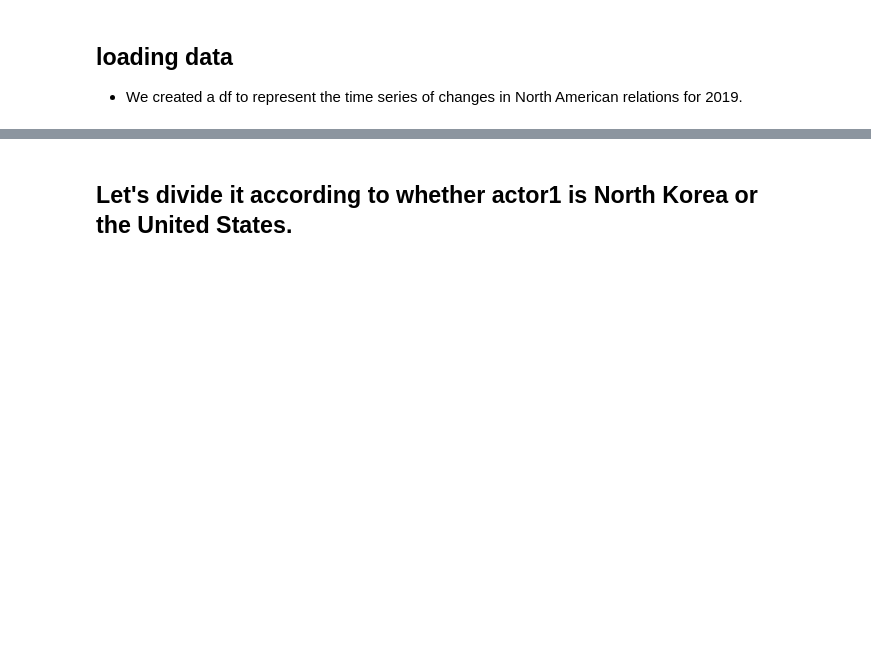
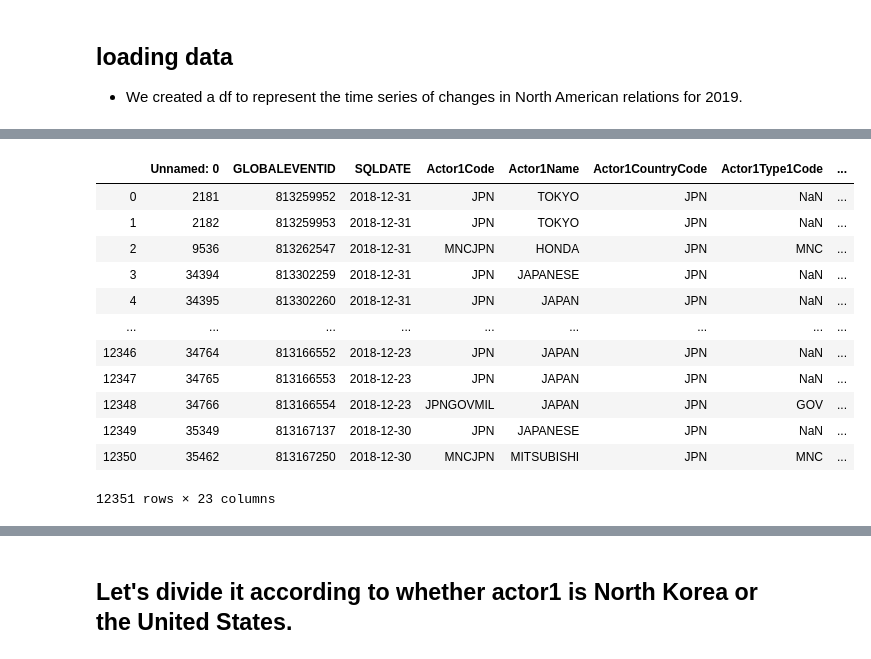
Before and after one commit to JuwonOh/EastAsian_for_sentiment, a Jupyter notebook: Gdelt data for eastasia.ipynb, the cells around one changed output, grey strips where cells are left out. Drawn from its saved outputs; the diff is of its cells as text; code cells hidden in the pictures; blank space fills up the shorter version.

```diff
--- a/Gdelt data for eastasia.ipynb
+++ b/Gdelt data for eastasia.ipynb
@@ -159,2 +169,18 @@ Index(['GLOBALEVENTID', 'SQLDATE', 'Actor1Code', 'Actor1CountryCode',
+# %%
+JPKR2018
+# %% [output]
+|  | Unnamed: 0 | GLOBALEVENTID | SQLDATE | Actor1Code | Actor1Name | Actor1CountryCode | Actor1Type1Code | ... |
+| 0 | 2181 | 813259952 | 2018-12-31 | JPN | TOKYO | JPN | NaN | ... |
+| 1 | 2182 | 813259953 | 2018-12-31 | JPN | TOKYO | JPN | NaN | ... |
+| 2 | 9536 | 813262547 | 2018-12-31 | MNCJPN | HONDA | JPN | MNC | ... |
+| 3 | 34394 | 813302259 | 2018-12-31 | JPN | JAPANESE | JPN | NaN | ... |
+| 4 | 34395 | 813302260 | 2018-12-31 | JPN | JAPAN | JPN | NaN | ... |
+| ... | ... | ... | ... | ... | ... | ... | ... | ... |
+| 12346 | 34764 | 813166552 | 2018-12-23 | JPN | JAPAN | JPN | NaN | ... |
+| 12347 | 34765 | 813166553 | 2018-12-23 | JPN | JAPAN | JPN | NaN | ... |
+| 12348 | 34766 | 813166554 | 2018-12-23 | JPNGOVMIL | JAPAN | JPN | GOV | ... |
+| 12349 | 35349 | 813167137 | 2018-12-30 | JPN | JAPANESE | JPN | NaN | ... |
+| 12350 | 35462 | 813167250 | 2018-12-30 | MNCJPN | MITSUBISHI | JPN | MNC | ... |
+12351 rows × 23 columns
 # %%
 dft['SQLDATE']= pd.to_datetime(dft['SQLDATE'], format='%Y%m%d', errors='ignore')
```
Also changed, not shown: parts of 11 cells of this notebook, 5 other files.
